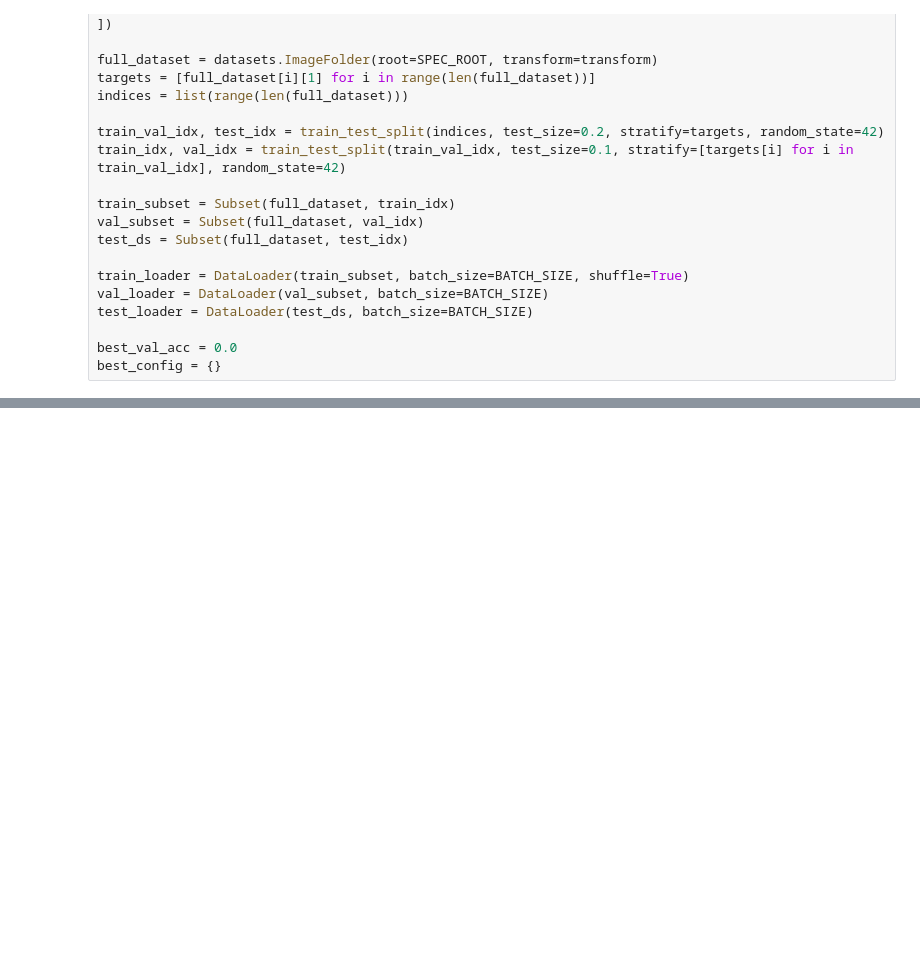
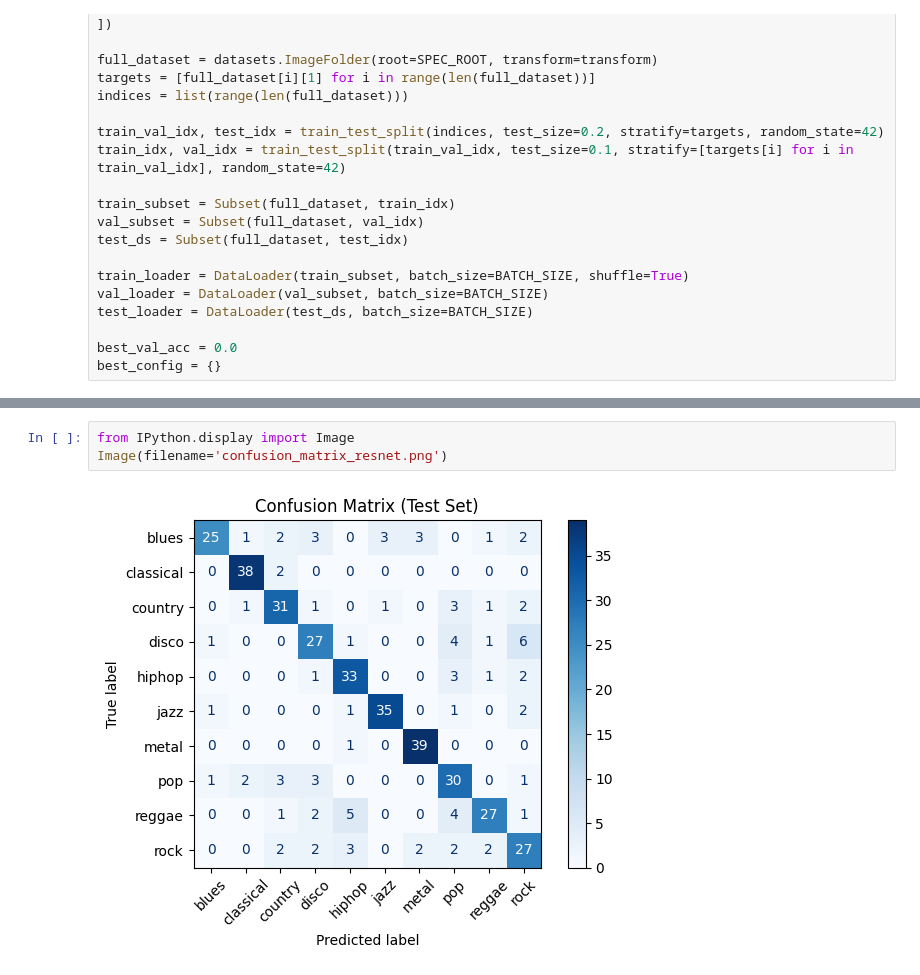
Before and after one commit to nndl-spring-25/music-genre-classifier, a Jupyter notebook: resnet.ipynb, the cells around one changed output, grey strips where cells are left out. Drawn from its saved outputs; the diff is of its cells as text; blank space fills up the shorter version.

```diff
--- a/resnet.ipynb
+++ b/resnet.ipynb
@@ -240,0 +239,5 @@ Test Accuracy: 72.25%
+# %%
+from IPython.display import Image
+Image(filename='confusion_matrix_resnet.png')
+# %% [output]
+[figure, added]
```
Also changed, not shown: parts of 4 cells of this notebook, 1 other file.
